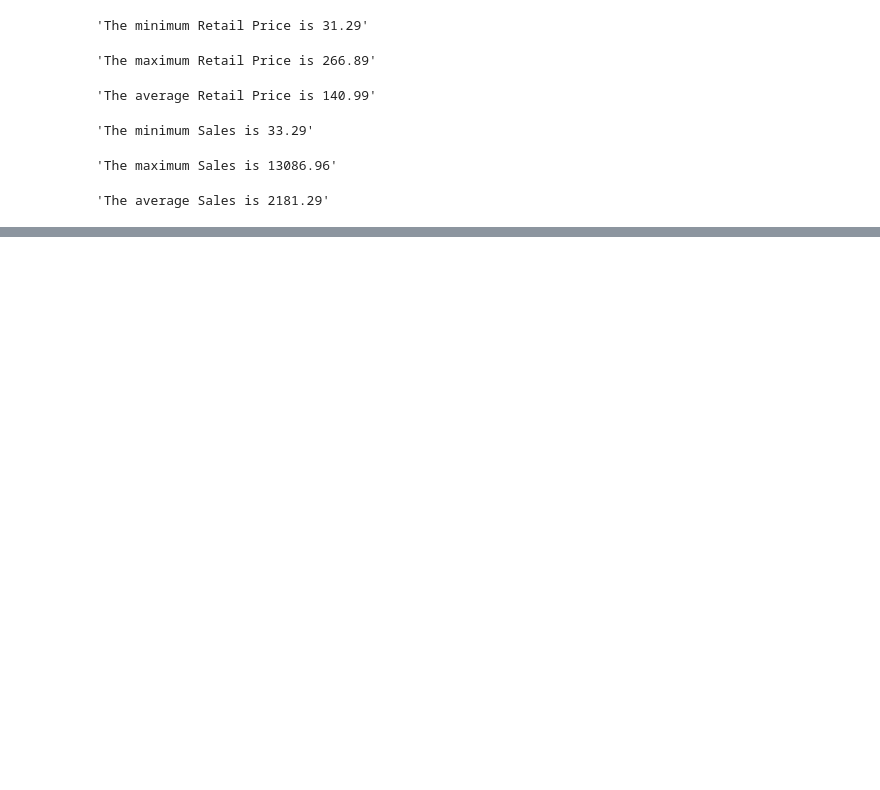
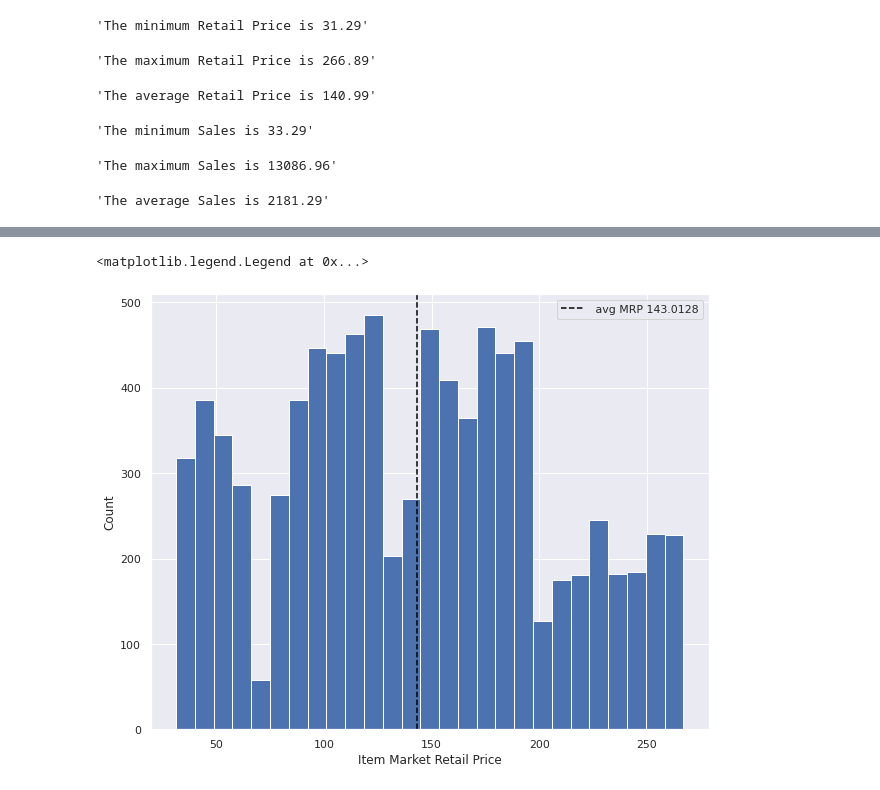
Before and after one commit to zevy613/sales-predictions, a Jupyter notebook: Project1.ipynb, the cells around one changed output, grey strips where cells are left out. Cells and saved outputs as stored; diff of their text form; code cells hidden in the pictures; blank space fills up the shorter version.

```diff
--- a/Project1.ipynb
+++ b/Project1.ipynb
@@ -210,0 +269,11 @@ display("The average Sales is " + str(df['Item_Outlet_Sales'].mean().round(2)))
+# %%
+# Lets make a histogram about the Items Market Retail Price
+df['Item_MRP'].hist(bins='auto');
+plt.xlabel('Item Market Retail Price')
+plt.ylabel('Count')
+md = df['Item_MRP'].median()
+plt.axvline(md, color='black', linestyle='--', label=f" avg MRP {md}")
+plt.legend()
+# %% [output]
+<matplotlib.legend.Legend at 0x...>
+[figure, added]
```
Also changed, not shown: parts of 13 cells of this notebook.
